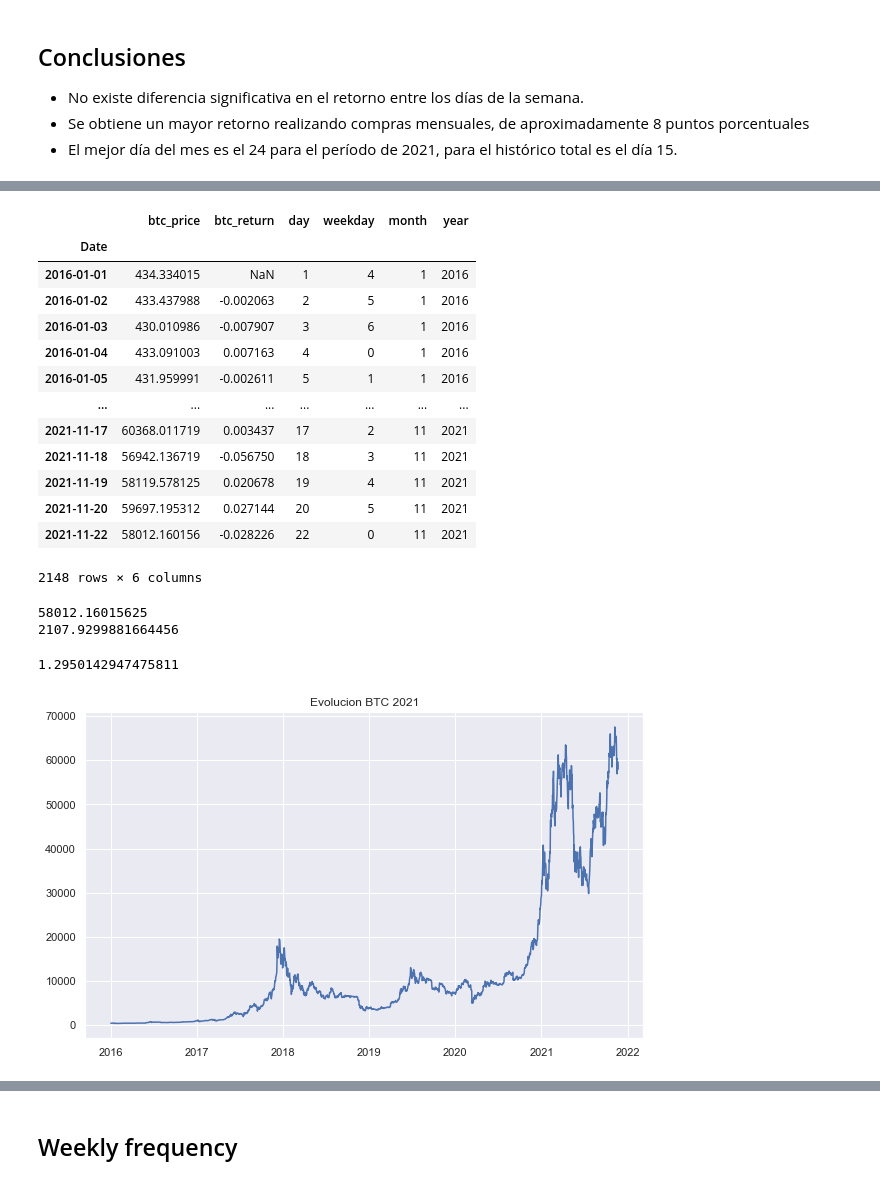
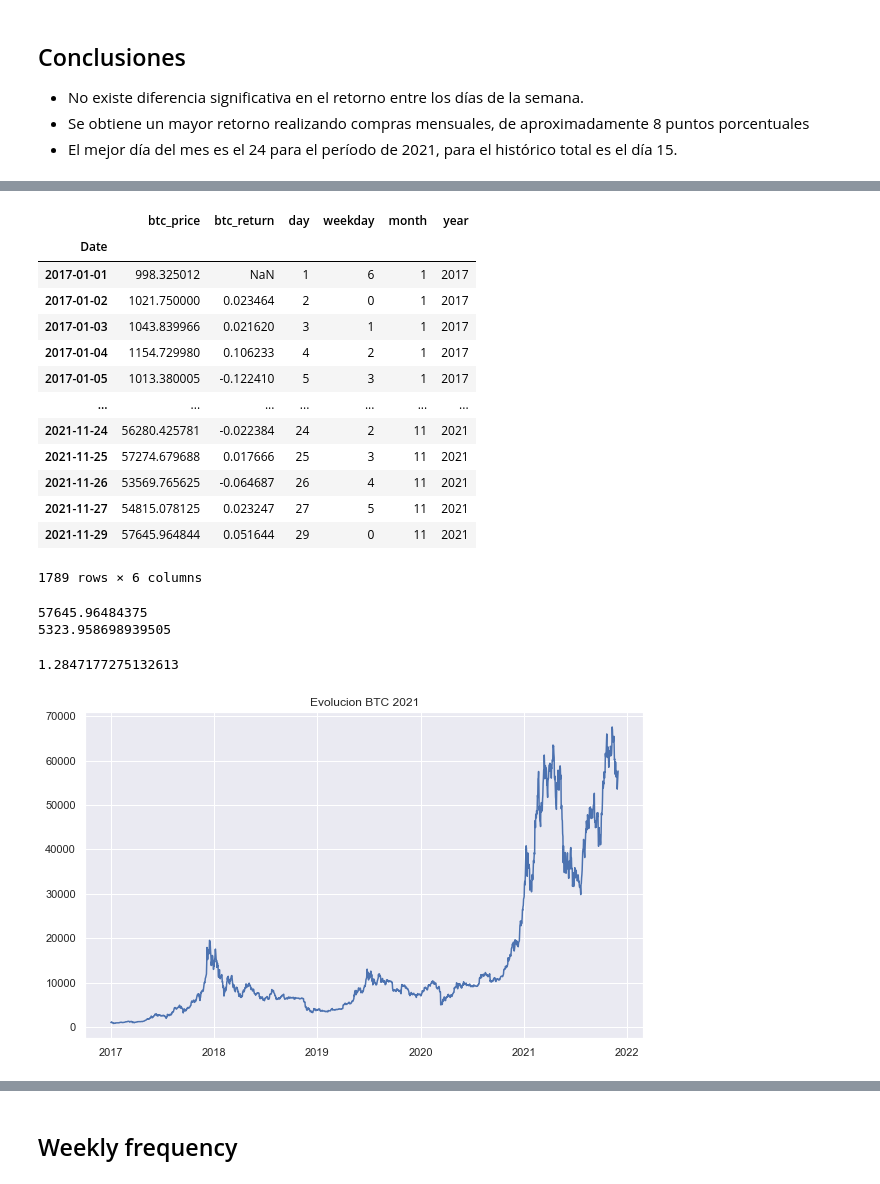
Before and after one commit to octane64/BTCLab, a Jupyter notebook: notebooks/DCA_simple.ipynb, the cells around one changed output, grey strips where cells are left out. Drawn from its saved outputs; the diff is of its cells as text; code cells hidden in the pictures.

```diff
--- a/notebooks/DCA_simple.ipynb
+++ b/notebooks/DCA_simple.ipynb
@@ -64,37 +64,37 @@ def cagr(df):
     return CAGR
 # %%
 # Crear variables y subset para análisis
-df = data[['Adj Close']]['2016':'2021'].copy()
+df = data[['Adj Close']]['2017':'2021'].copy()
 df = df.rename(columns={'Adj Close': 'btc_price'})
 df['btc_return'] = df['btc_price'].pct_change()
 df['day'] = df.index.day
 df['weekday'] = df.index.dayofweek
 df['month'] = df.index.month
 df['year'] = df.index.year
 df
 # %% [output]
 |  | btc_price | btc_return | day | weekday | month | year |
 | Date |  |  |  |  |  |  |
-| 2016-01-01 | 434.334015 | NaN | 1 | 4 | 1 | 2016 |
-| 2016-01-02 | 433.437988 | -0.002063 | 2 | 5 | 1 | 2016 |
-| 2016-01-03 | 430.010986 | -0.007907 | 3 | 6 | 1 | 2016 |
-| 2016-01-04 | 433.091003 | 0.007163 | 4 | 0 | 1 | 2016 |
-| 2016-01-05 | 431.959991 | -0.002611 | 5 | 1 | 1 | 2016 |
+| 2017-01-01 | 998.325012 | NaN | 1 | 6 | 1 | 2017 |
+| 2017-01-02 | 1021.750000 | 0.023464 | 2 | 0 | 1 | 2017 |
+| 2017-01-03 | 1043.839966 | 0.021620 | 3 | 1 | 1 | 2017 |
+| 2017-01-04 | 1154.729980 | 0.106233 | 4 | 2 | 1 | 2017 |
+| 2017-01-05 | 1013.380005 | -0.122410 | 5 | 3 | 1 | 2017 |
 | ... | ... | ... | ... | ... | ... | ... |
-| 2021-11-17 | 60368.011719 | 0.003437 | 17 | 2 | 11 | 2021 |
-| 2021-11-18 | 56942.136719 | -0.056750 | 18 | 3 | 11 | 2021 |
-| 2021-11-19 | 58119.578125 | 0.020678 | 19 | 4 | 11 | 2021 |
-| 2021-11-20 | 59697.195312 | 0.027144 | 20 | 5 | 11 | 2021 |
-| 2021-11-22 | 58012.160156 | -0.028226 | 22 | 0 | 11 | 2021 |
+| 2021-11-24 | 56280.425781 | -0.022384 | 24 | 2 | 11 | 2021 |
+| 2021-11-25 | 57274.679688 | 0.017666 | 25 | 3 | 11 | 2021 |
+| 2021-11-26 | 53569.765625 | -0.064687 | 26 | 4 | 11 | 2021 |
+| 2021-11-27 | 54815.078125 | 0.023247 | 27 | 5 | 11 | 2021 |
+| 2021-11-29 | 57645.964844 | 0.051644 | 29 | 0 | 11 | 2021 |
-2148 rows × 6 columns
+1789 rows × 6 columns
 # %%
 print(data['Adj Close'][-1])
 print(s.harmonic_mean(df['btc_price']))
 cagr(df)
 # %% [output]
-58012.16015625
-2107.9299881664456
+57645.96484375
+5323.958698939505
-1.2950142947475811
+1.2847177275132613
 # %%
 # Evolución BTC
 plt.figure(figsize=(10,6))
@@ -102,4 +102,4 @@ plt.plot(df.index, df['btc_price'])
 plt.title('Evolucion BTC 2021')
 plt.grid(True)
 # %% [output]
-[figure, old version]
+[figure, new version]
```
Also changed, not shown: parts of 8 cells of this notebook, 3 other files.
